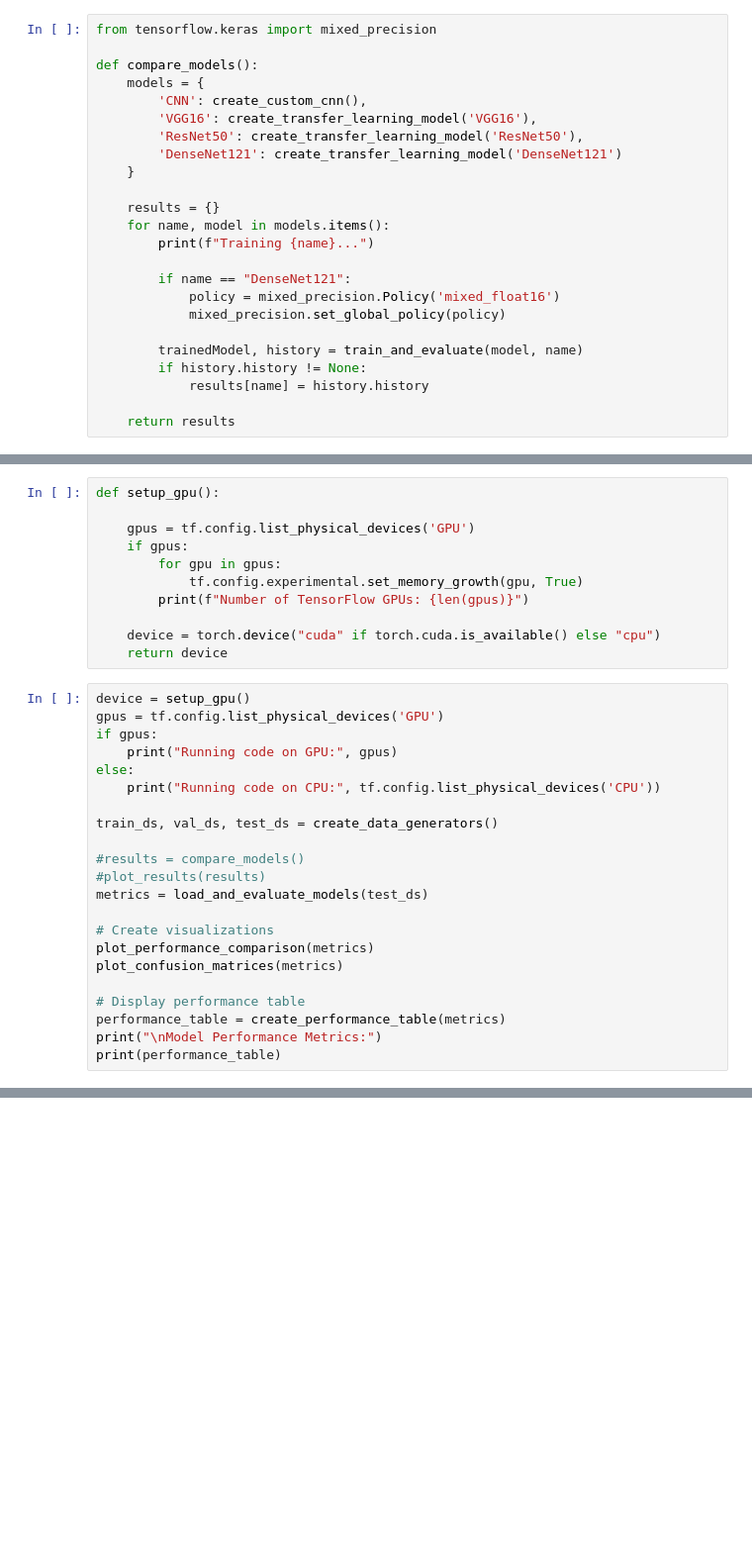
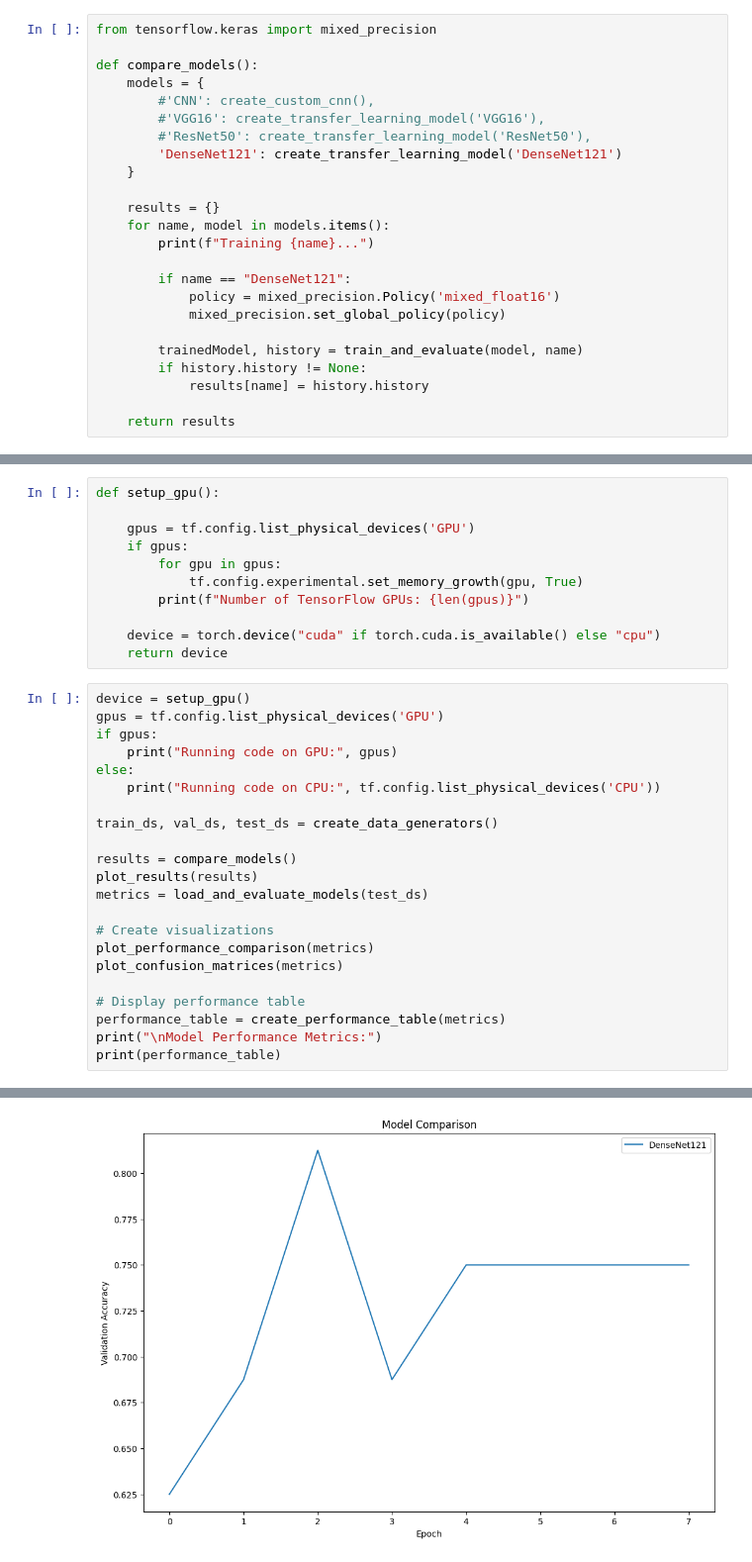
Before and after one commit to darius-f96/pneumonia-data-mining, a Jupyter notebook: pneumonia.ipynb, the cells around one changed output, grey strips where cells are left out. Shown: that part at 99% size. Drawn from its saved outputs; the diff is of its cells as text; blank space fills up the shorter version.

Commit message:
added results from iteration 2

```diff
--- a/pneumonia.ipynb
+++ b/pneumonia.ipynb
@@ -232,9 +232,9 @@ from tensorflow.keras import mixed_precision
 
 def compare_models():
     models = {
-        'CNN': create_custom_cnn(),
-        'VGG16': create_transfer_learning_model('VGG16'),
-        'ResNet50': create_transfer_learning_model('ResNet50'),
+        #'CNN': create_custom_cnn(),
+        #'VGG16': create_transfer_learning_model('VGG16'),
+        #'ResNet50': create_transfer_learning_model('ResNet50'),
         'DenseNet121': create_transfer_learning_model('DenseNet121')
     }
 
@@ -364,8 +364,8 @@ else:
 
 train_ds, val_ds, test_ds = create_data_generators()
 
-#results = compare_models()
-#plot_results(results)
+results = compare_models()
+plot_results(results)
 metrics = load_and_evaluate_models(test_ds)
 
 # Create visualizations
@@ -394,0 +420 @@ I0000 00:00:1736616843.037987    4682 cuda_dnn.cc:529] Loaded cuDNN version 9030
+[figure, added]
```
Also changed, not shown: parts of 2 cells of this notebook, 1 other file.
